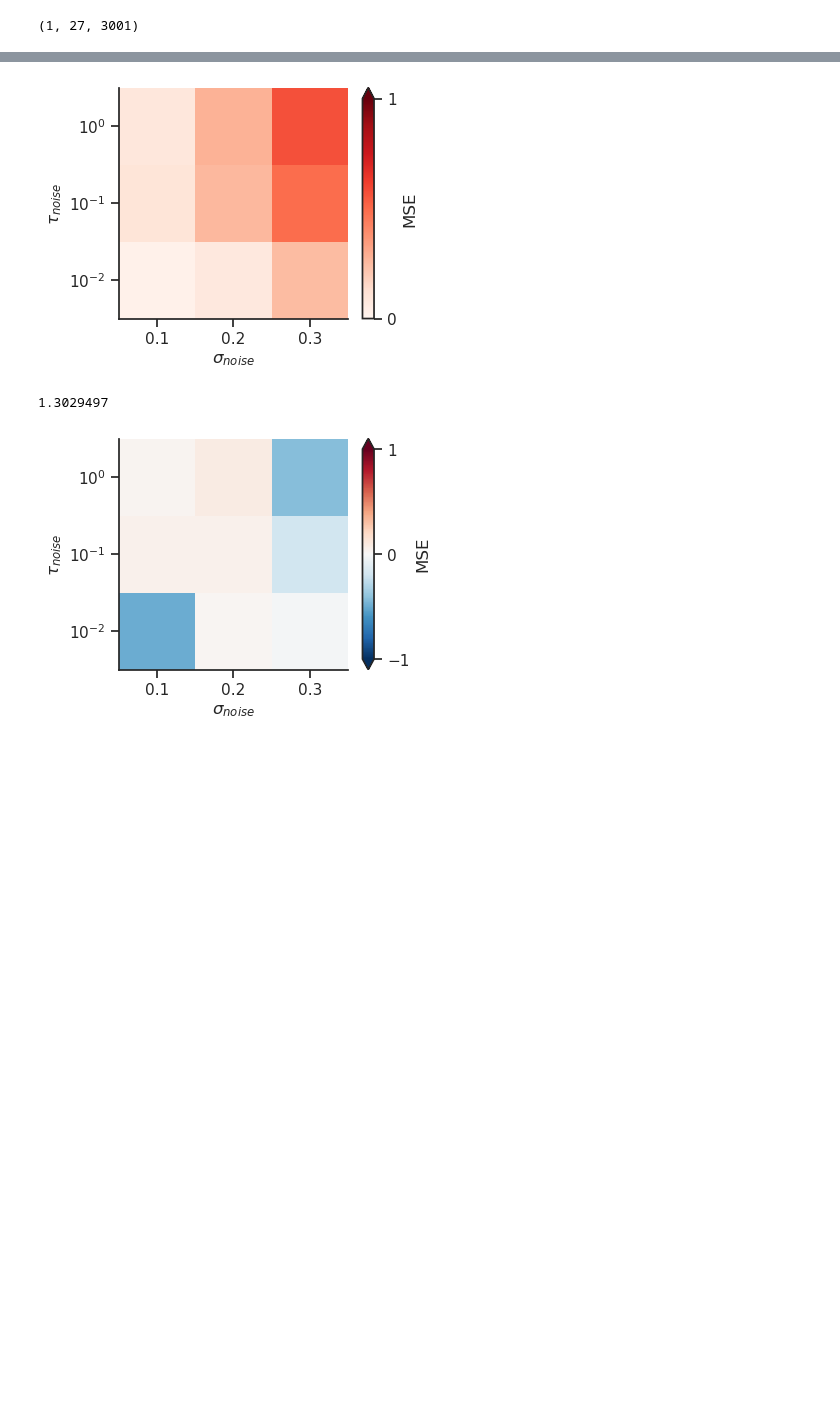
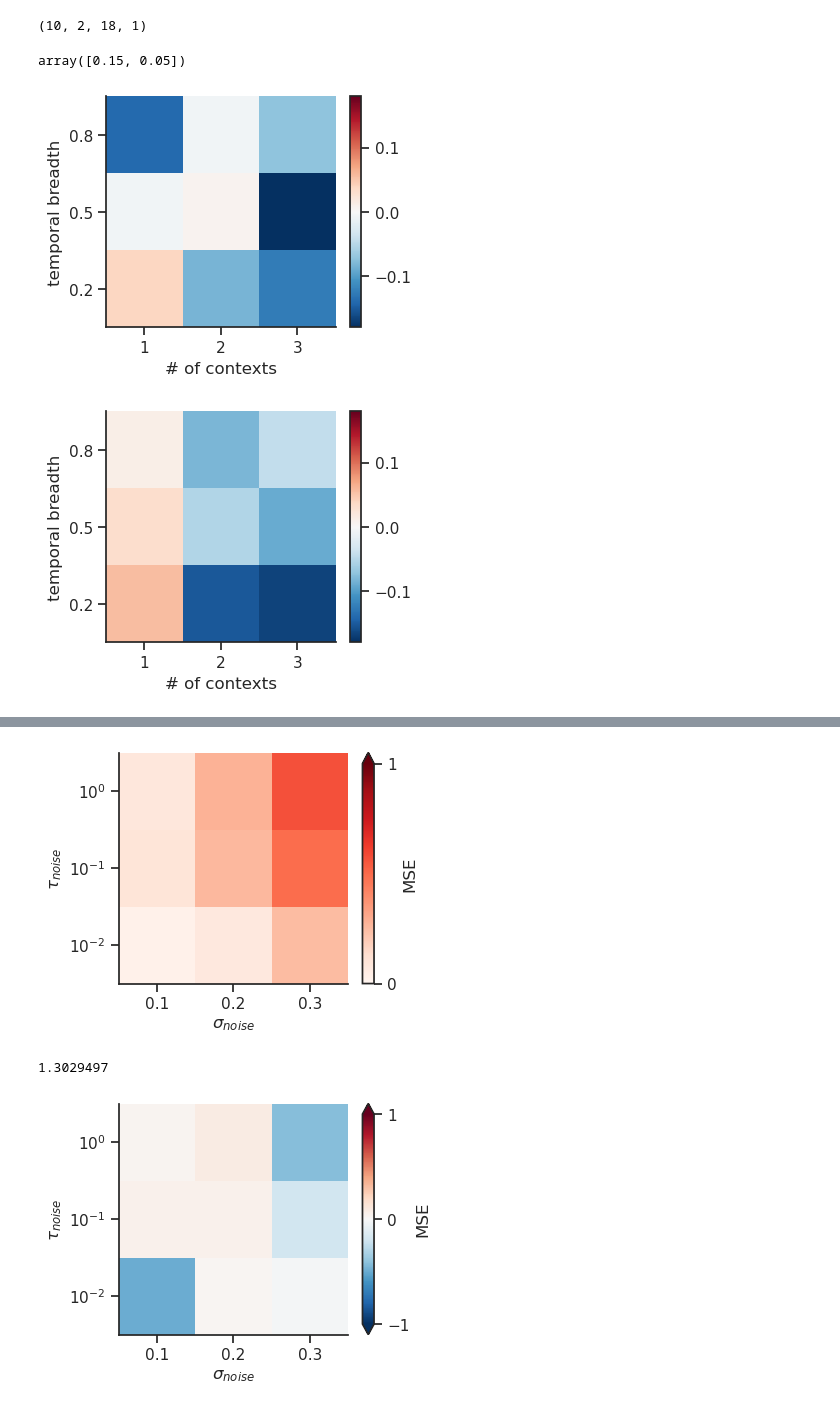
Before and after one commit to rythorpe/time_coding, a Jupyter notebook: analysis.ipynb, the cells around one changed output, grey strips where cells are left out. Saved outputs shown, nothing was run; the diff lists cells and outputs as text; code cells hidden in the pictures; blank space fills up the shorter version.

Commit message:
plot figs in analysis.ipynb

```diff
--- a/analysis.ipynb
+++ b/analysis.ipynb
@@ -84,5 +85,75 @@ df = pd.DataFrame(test_data)
 mean_loss_curves = losses.mean(axis=0)
-# %%
-mean_loss_curves.shape
-# %% [output]
-(1, 27, 3001)
+# %%
+data['mse'].shape
+# %% [output]
+(10, 2, 18, 1)
+# %%
+data['p_rel_std'][0, :, 0, 0]
+# %% [output]
+array([0.15, 0.05])
+# %%
+# net-avg summary results
+p_rel_std_vals = np.unique(data['p_rel_std'])
+low_hetero_mask = data['p_rel_std'][0, :, 0, 0] == p_rel_std_vals[0]
+high_hetero_mask = data['p_rel_std'][0, :, 0, 0] == p_rel_std_vals[1]
+stp_mask = data['beta'][0, 0, :, 0] == 80.0
+no_stp_mask = data['beta'][0, 0, :, 0] == 0.0
+
+avg_mse_stp_high_hetero = data['mse'][:, high_hetero_mask, stp_mask, :].mean(axis=(0, 2))
+avg_mse_no_stp_high_hetero = data['mse'][:, high_hetero_mask, no_stp_mask, :].mean(axis=(0, 2))
+avg_mse_diff_high_hetero = avg_mse_stp_high_hetero - avg_mse_no_stp_high_hetero
+
+avg_mse_stp_low_hetero = data['mse'][:, low_hetero_mask, stp_mask, :].mean(axis=(0, 2))
+avg_mse_no_stp_low_hetero = data['mse'][:, low_hetero_mask, no_stp_mask, :].mean(axis=(0, 2))
+avg_mse_diff_low_hetero = avg_mse_stp_low_hetero - avg_mse_no_stp_low_hetero
+
+n_targ_seq = data['n_targ_seq'][0, 0, stp_mask, 0]  # use either stp_mask or no_stp_mask (doesn't matter)
+seq_compression = data['seq_compression'][0, 0, stp_mask, 0]  # use either stp_mask or no_stp_mask (doesn't matter)
+# %%
+n_targ_seq_vals = np.sort(np.unique(n_targ_seq))
+seq_compression_vals = np.sort(np.unique(seq_compression))
+
+avg_mse_diff_high_hetero_grid = np.zeros([len(seq_compression_vals),
+                                          len(n_targ_seq_vals)])
+avg_mse_diff_low_hetero_grid = np.zeros([len(seq_compression_vals),
+                                         len(n_targ_seq_vals)])
+for row_idx, seq_compr_val in enumerate(seq_compression_vals):
+    for col_idx, n_targ_seq_val in enumerate(n_targ_seq_vals):
+        cond_mask = (seq_compression == seq_compr_val) * (n_targ_seq == n_targ_seq_val)
+        avg_mse_diff_high_hetero_grid[row_idx, col_idx] = avg_mse_diff_high_hetero[cond_mask].item()
+        avg_mse_diff_low_hetero_grid[row_idx, col_idx] = avg_mse_diff_low_hetero[cond_mask].item()
+
+# plot grid for high-hetero condition
+fig, ax = plt.subplots(1, 1, figsize=(3.7, 3))
+im = ax.pcolormesh(n_targ_seq_vals, seq_compression_vals, avg_mse_diff_high_hetero_grid,
+                   cmap='RdBu_r', vmin=-0.18, vmax=0.18)
+ax.set_xticks(n_targ_seq_vals)
+ax.set_yticks(seq_compression_vals)
+# ax.set_yticklabels([r'$10^{-2}$', r'$10^{-1}$', r'$10^0$'])
+ax.set_xlabel('# of contexts')
+# # ax.set_ylabel(r'log($\tau_{noise}$)')
+ax.set_ylabel('temporal breadth')
+# ax.set_xticks([np.min(noise_std_vals), np.max(noise_std_vals)])
+cbar = fig.colorbar(im, ax=ax)
+# cbar.set_label('MSE')
+# cbar.set_ticks([0, 1])
+plt.show()
+
+# plot grid for low-hetero condition
+fig, ax = plt.subplots(1, 1, figsize=(3.7, 3))
+im = ax.pcolormesh(n_targ_seq_vals, seq_compression_vals, avg_mse_diff_low_hetero_grid,
+                   cmap='RdBu_r', vmin=-0.18, vmax=0.18)
+ax.set_xticks(n_targ_seq_vals)
+ax.set_yticks(seq_compression_vals)
+# ax.set_yticklabels([r'$10^{-2}$', r'$10^{-1}$', r'$10^0$'])
+ax.set_xlabel('# of contexts')
+# # ax.set_ylabel(r'log($\tau_{noise}$)')
+ax.set_ylabel('temporal breadth')
+# ax.set_xticks([np.min(noise_std_vals), np.max(noise_std_vals)])
+cbar = fig.colorbar(im, ax=ax)
+# cbar.set_label('MSE')
+# cbar.set_ticks([0, 1])
+plt.show()
+# %% [output]
+[figure, added]
+[figure, added]
```
Also changed, not shown: parts of 10 cells of this notebook.
